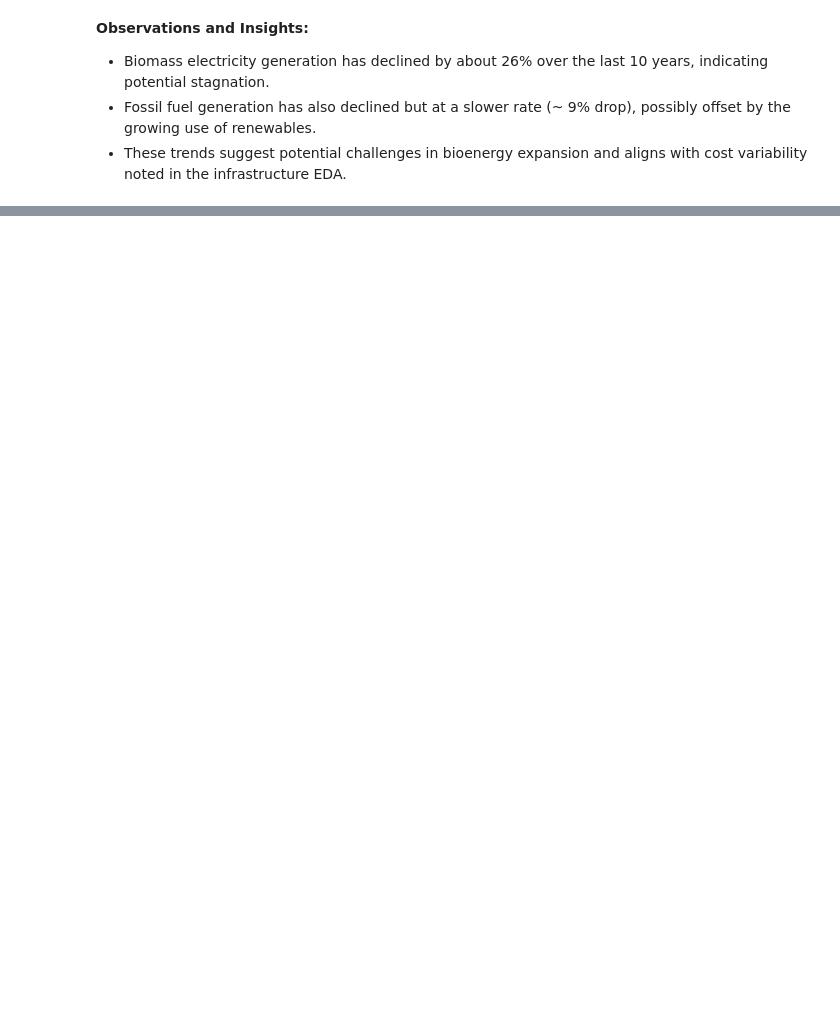
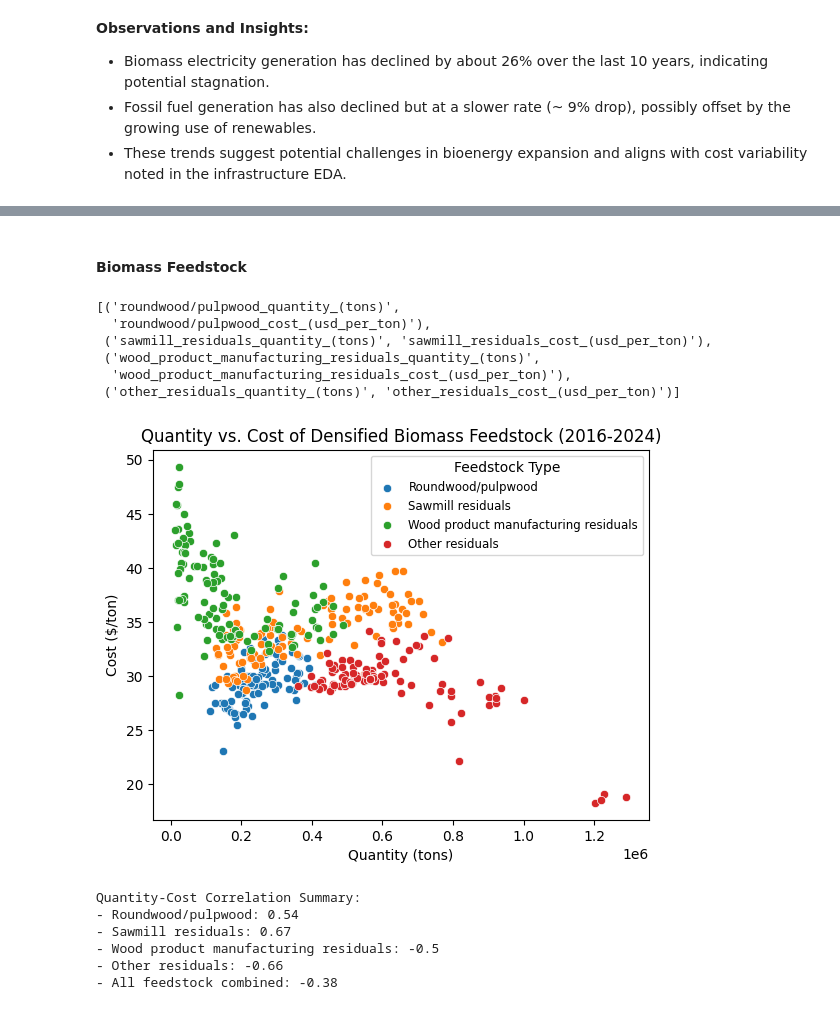
Before and after one commit to yosephhabtu/DATA205, a Jupyter notebook: DATA205_Capstone_Project_Data_Ingestion_and_EDA.ipynb, the cells around one changed output, grey strips where cells are left out. Saved outputs shown, nothing was run; the diff lists cells and outputs as text; code cells hidden in the pictures; blank space fills up the shorter version.

```diff
--- a/DATA205_Capstone_Project_Data_Ingestion_and_EDA.ipynb
+++ b/DATA205_Capstone_Project_Data_Ingestion_and_EDA.ipynb
@@ -1396,0 +1384,55 @@ plt.show()
+# %% [markdown]
+#### Biomass Feedstock
+# %%
+# Storing the names of the columns that contain data related to feedstock into lists based on the metrics they contain data on (i.e. quantity, cost)
+feedstock_cols = [col for col in mdbfr_complete.columns[1:9]]
+quantity_cols = [col for col in feedstock_cols if 'quantity' in col]
+cost_cols = [col for col in feedstock_cols if 'cost' in col]
+
+# Creating a list that stores pairs of quantity and cost column names for each feedstock
+quantity_cost_pairs = list(zip(quantity_cols, cost_cols))
+quantity_cost_pairs
+# %% [output]
+[('roundwood/pulpwood_quantity_(tons)',
+  'roundwood/pulpwood_cost_(usd_per_ton)'),
+ ('sawmill_residuals_quantity_(tons)', 'sawmill_residuals_cost_(usd_per_ton)'),
+ ('wood_product_manufacturing_residuals_quantity_(tons)',
+  'wood_product_manufacturing_residuals_cost_(usd_per_ton)'),
+ ('other_residuals_quantity_(tons)', 'other_residuals_cost_(usd_per_ton)')]
+# %%
+# Looping through the pairs to create a scatterplot of densified biomass feedstock quantities vs. costs per ton, colored by feedstock type
+for pair in quantity_cost_pairs:
+    quantity = pair[0]
+    cost = pair[1]
+    feedstock = quantity[:quantity.index('_quantity')].capitalize().replace('_', ' ')
+    sns.scatterplot(data=mdbfr_complete,
+                 x=quantity,
+                 y=cost,
+                 label=feedstock)
+plt.xlabel('Quantity (tons)')
+plt.ylabel('Cost ($/ton)')
+plt.title('Quantity vs. Cost of Densified Biomass Feedstock (2016-2024)')
+plt.legend(title='Feedstock Type', fontsize=8.5)
+plt.show()
+# %% [output]
+[figure, added]
+# %%
+# Calculating and displaying the quantity-cost correlation values for each feedstock
+print('Quantity-Cost Correlation Summary:')
+for pair in quantity_cost_pairs:
+    quantity = pair[0]
+    cost = pair[1]
+    feedstock = quantity[:quantity.index('_quantity')].capitalize().replace('_', ' ')
+    print(f"- {feedstock}: {round(mdbfr_complete[[quantity, cost]].corr().iloc[0, 1], 2)}")
+
+# Including the correlation value for all feedstock combined
+all_quantities = mdbfr_complete[quantity_cols].unstack().to_list()
+all_costs = mdbfr_complete[cost_cols].unstack().to_list()
+print('- All feedstock combined:', round(np.corrcoef(all_quantities, all_costs)[0][1], 2))
+# %% [output]
+Quantity-Cost Correlation Summary:
+- Roundwood/pulpwood: 0.54
+- Sawmill residuals: 0.67
+- Wood product manufacturing residuals: -0.5
+- Other residuals: -0.66
+- All feedstock combined: -0.38
```
Also changed, not shown: parts of 46 cells of this notebook.
